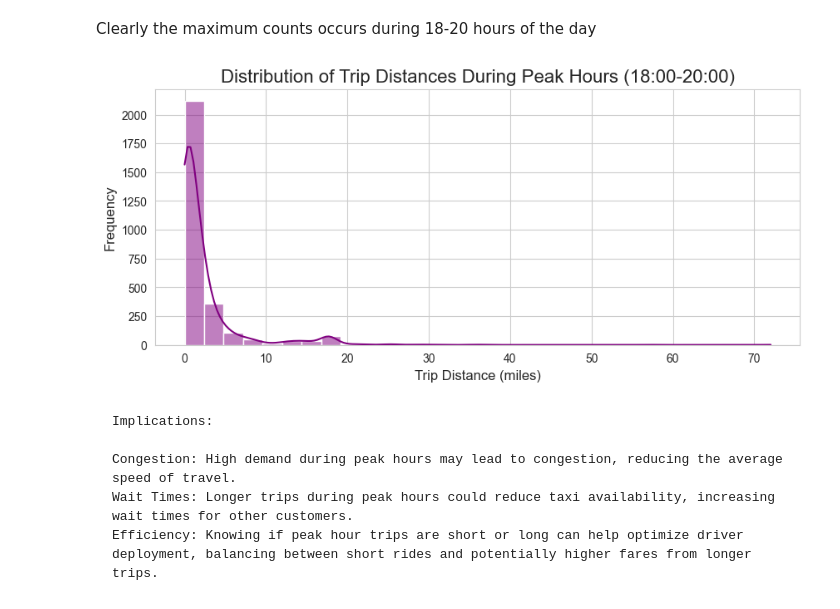
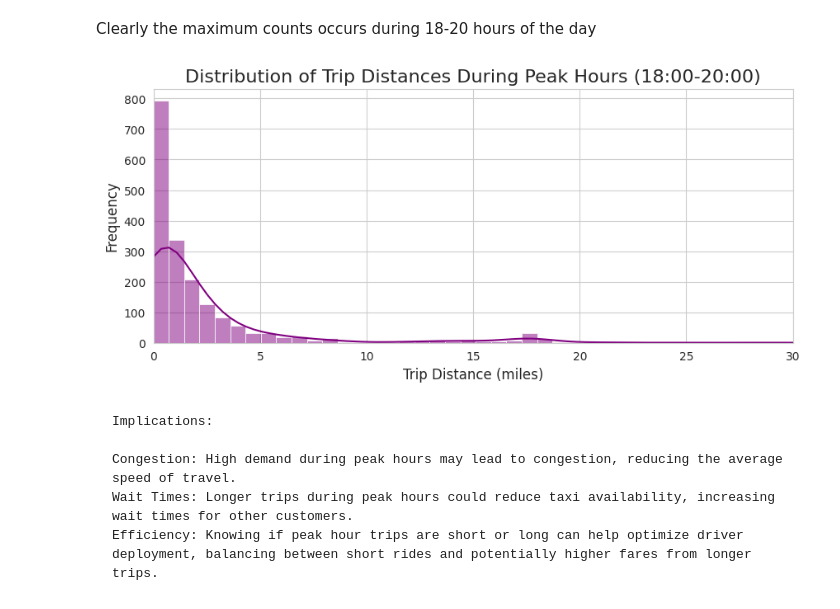
Before and after one commit to MalayKedia/CS215_assignments, a Jupyter notebook: Assignment5/Q2.ipynb, the cells around one changed output. Drawn from its saved outputs; the diff is of its cells as text; code cells hidden in the pictures.

````diff
--- a/Assignment5/Q2.ipynb
+++ b/Assignment5/Q2.ipynb
@@ -113,20 +112,21 @@ plt.show()
 Clearly the maximum counts occurs during 18-20 hours of the day
 # %%
 # Assuming peak hours are from 17:00 to 19:00 based on the heatmap
-peak_hours = [18,19,20]  # Adjust as per your data analysis
+peak_hours = [18, 20]  # Adjust as per your data analysis
 
 # Filter data for peak hours
 peak_hour_data = df[df['trip_start_hour'].isin(peak_hours)]
 
 # Plot histogram of trip distances during peak hours
 plt.figure(figsize=(10,4))
-sns.histplot(peak_hour_data['trip_miles'], bins=30, kde=True, color='purple')
+sns.histplot(peak_hour_data['trip_miles'], bins=100, kde=True, color='purple')
+plt.xlim(0, 30)
 plt.title('Distribution of Trip Distances During Peak Hours (18:00-20:00)', fontsize=16)
 plt.xlabel('Trip Distance (miles)', fontsize=12)
 plt.ylabel('Frequency', fontsize=12)
 plt.show()
 # %% [output]
-[figure, old version]
+[figure, new version]
 # %% [markdown]
 ```
 Implications:
````
Also changed, not shown: parts of 7 cells of this notebook, 4 other files.
